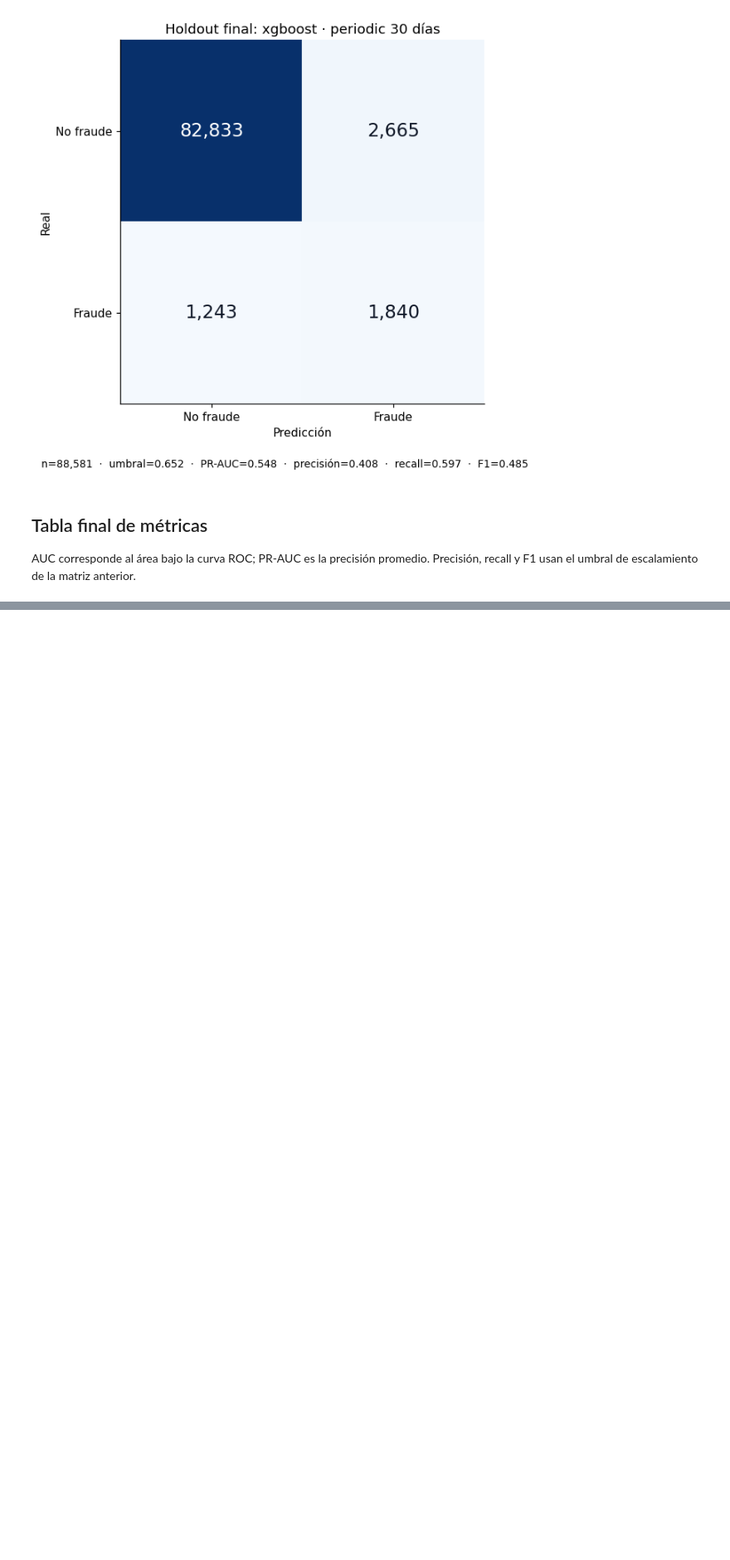
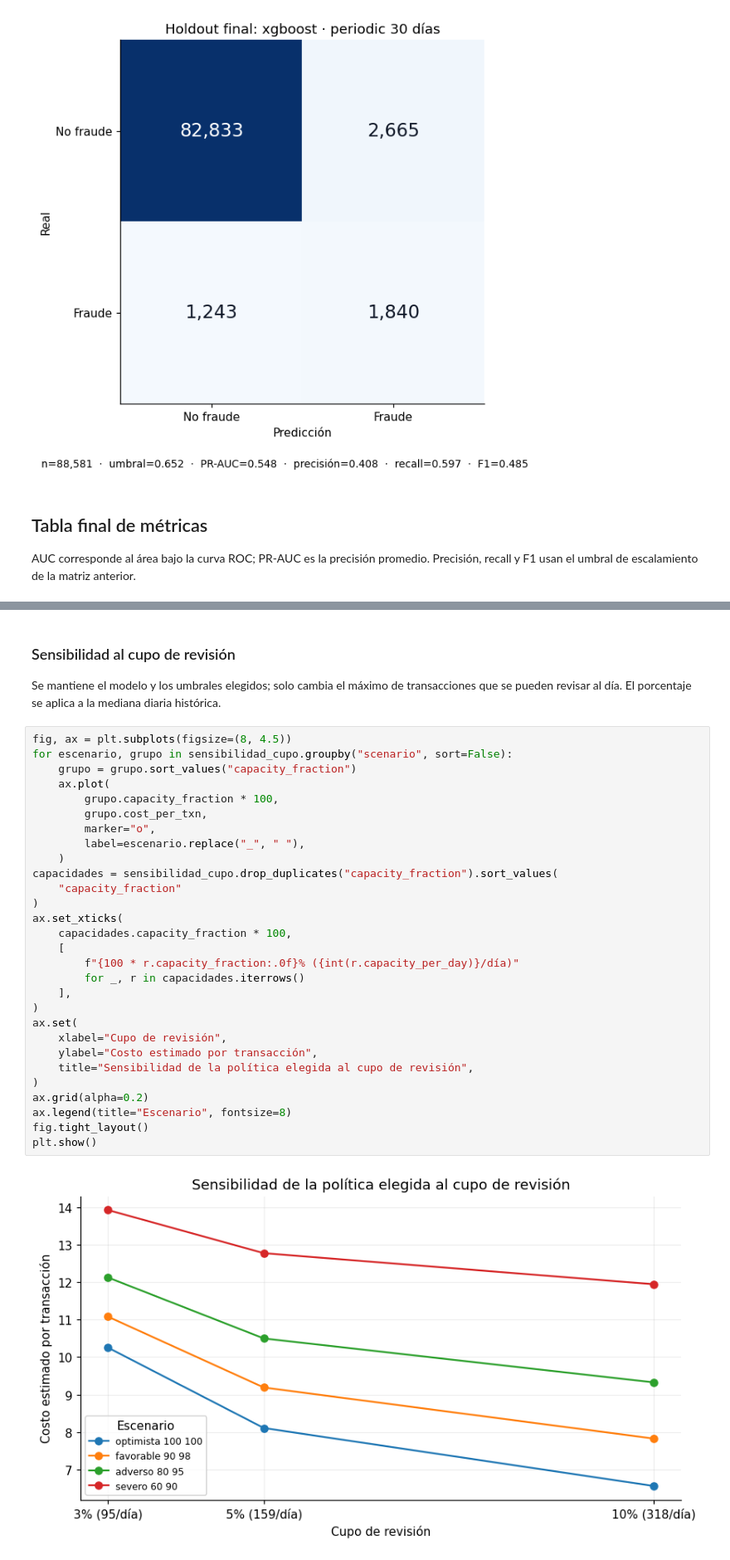
Before and after one commit to bianca-ap01/ptdia-proyecto1, a Jupyter notebook: 08_entrega_final_codigo/plot.ipynb, the cells around one changed output, grey strips where cells are left out. Shown at 83% size. Drawn from its saved outputs; the diff is of its cells as text; blank space fills up the shorter version.

```diff
--- a/08_entrega_final_codigo/plot.ipynb
+++ b/08_entrega_final_codigo/plot.ipynb
@@ -666,0 +840,35 @@ display(metricas_holdout.round(4))
+# %% [markdown]
+### Sensibilidad al cupo de revisión
+
+Se mantiene el modelo y los umbrales elegidos; solo cambia el máximo de transacciones que se pueden revisar al día. El porcentaje se aplica a la mediana diaria histórica.
+# %%
+fig, ax = plt.subplots(figsize=(8, 4.5))
+for escenario, grupo in sensibilidad_cupo.groupby("scenario", sort=False):
+    grupo = grupo.sort_values("capacity_fraction")
+    ax.plot(
+        grupo.capacity_fraction * 100,
+        grupo.cost_per_txn,
+        marker="o",
+        label=escenario.replace("_", " "),
+    )
+capacidades = sensibilidad_cupo.drop_duplicates("capacity_fraction").sort_values(
+    "capacity_fraction"
+)
+ax.set_xticks(
+    capacidades.capacity_fraction * 100,
+    [
+        f"{100 * r.capacity_fraction:.0f}% ({int(r.capacity_per_day)}/día)"
+        for _, r in capacidades.iterrows()
+    ],
+)
+ax.set(
+    xlabel="Cupo de revisión",
+    ylabel="Costo estimado por transacción",
+    title="Sensibilidad de la política elegida al cupo de revisión",
+)
+ax.grid(alpha=0.2)
+ax.legend(title="Escenario", fontsize=8)
+fig.tight_layout()
+plt.show()
+# %% [output]
+[figure, added]
```
Also changed, not shown: parts of 24 cells of this notebook.
